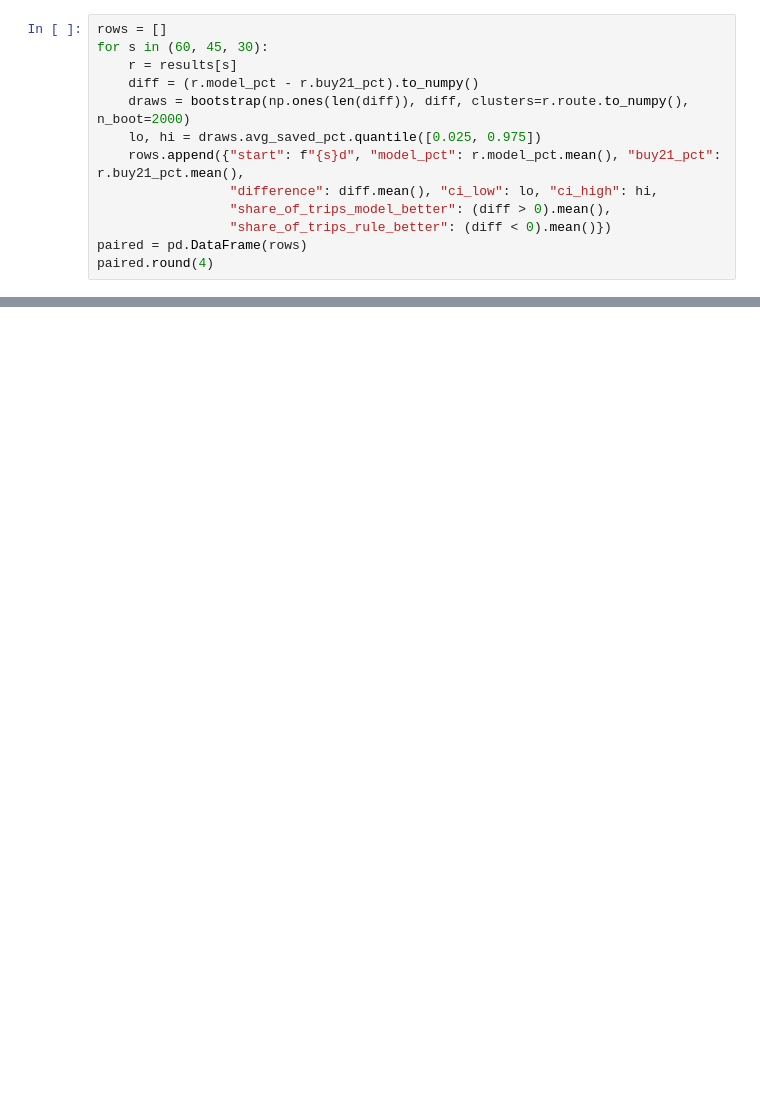
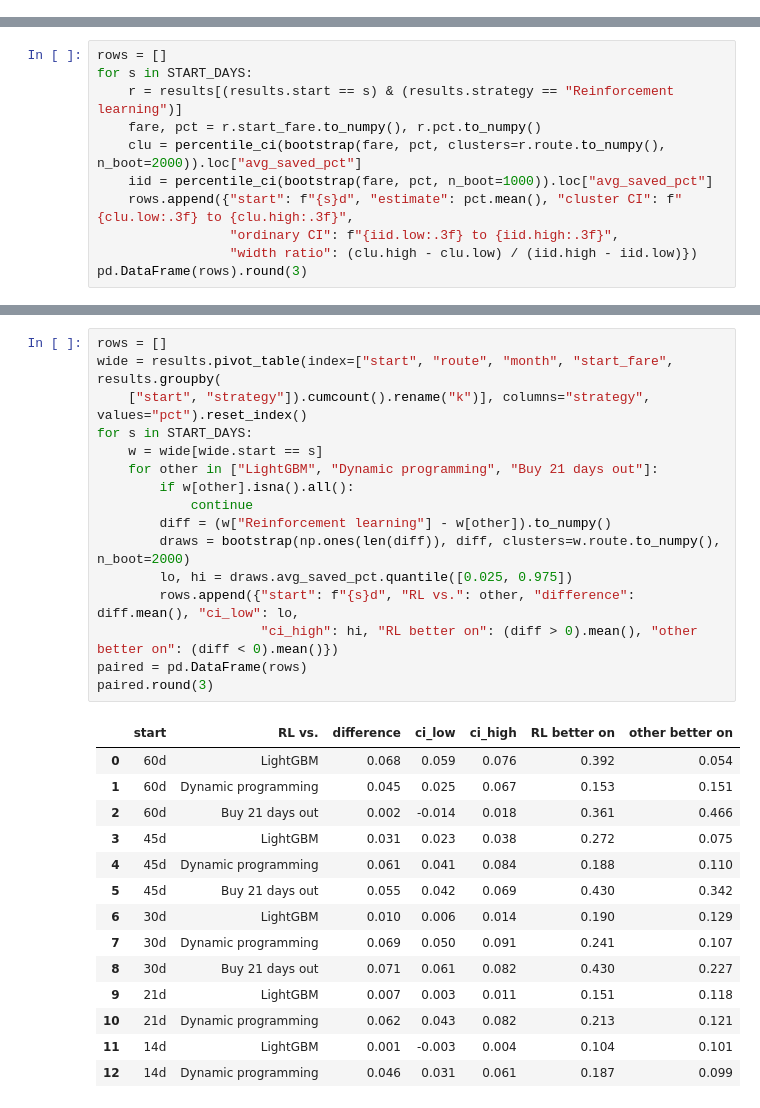
Before and after one commit to 1thien/flight-pricing, a Jupyter notebook: notebooks/09_results.ipynb, the cells around one changed output, grey strips where cells are left out. Cells and saved outputs as stored; diff of their text form; blank space fills up the shorter version.

```diff
--- a/notebooks/09_results.ipynb
+++ b/notebooks/09_results.ipynb
@@ -188,13 +0,0 @@ comparison much sharper than comparing two separate averages.
-# %%
-rows = []
-for s in (60, 45, 30):
-    r = results[s]
-    diff = (r.model_pct - r.buy21_pct).to_numpy()
-    draws = bootstrap(np.ones(len(diff)), diff, clusters=r.route.to_numpy(), n_boot=2000)
-    lo, hi = draws.avg_saved_pct.quantile([0.025, 0.975])
-    rows.append({"start": f"{s}d", "model_pct": r.model_pct.mean(), "buy21_pct": r.buy21_pct.mean(),
-                 "difference": diff.mean(), "ci_low": lo, "ci_high": hi,
-                 "share_of_trips_model_better": (diff > 0).mean(),
-                 "share_of_trips_rule_better": (diff < 0).mean()})
-paired = pd.DataFrame(rows)
-paired.round(4)
@@ -264,0 +106,11 @@ shows how much room is left for better strategies (notebooks 07 and 08).
+# %%
+rows = []
+for s in START_DAYS:
+    r = results[(results.start == s) & (results.strategy == "Reinforcement learning")]
+    fare, pct = r.start_fare.to_numpy(), r.pct.to_numpy()
+    clu = percentile_ci(bootstrap(fare, pct, clusters=r.route.to_numpy(), n_boot=2000)).loc["avg_saved_pct"]
+    iid = percentile_ci(bootstrap(fare, pct, n_boot=1000)).loc["avg_saved_pct"]
+    rows.append({"start": f"{s}d", "estimate": pct.mean(), "cluster CI": f"{clu.low:.3f} to {clu.high:.3f}",
+                 "ordinary CI": f"{iid.low:.3f} to {iid.high:.3f}",
+                 "width ratio": (clu.high - clu.low) / (iid.high - iid.low)})
+pd.DataFrame(rows).round(3)
@@ -264,0 +249,31 @@ shows how much room is left for better strategies (notebooks 07 and 08).
+# %%
+rows = []
+wide = results.pivot_table(index=["start", "route", "month", "start_fare", results.groupby(
+    ["start", "strategy"]).cumcount().rename("k")], columns="strategy", values="pct").reset_index()
+for s in START_DAYS:
+    w = wide[wide.start == s]
+    for other in ["LightGBM", "Dynamic programming", "Buy 21 days out"]:
+        if w[other].isna().all():
+            continue
+        diff = (w["Reinforcement learning"] - w[other]).to_numpy()
+        draws = bootstrap(np.ones(len(diff)), diff, clusters=w.route.to_numpy(), n_boot=2000)
+        lo, hi = draws.avg_saved_pct.quantile([0.025, 0.975])
+        rows.append({"start": f"{s}d", "RL vs.": other, "difference": diff.mean(), "ci_low": lo,
+                     "ci_high": hi, "RL better on": (diff > 0).mean(), "other better on": (diff < 0).mean()})
+paired = pd.DataFrame(rows)
+paired.round(3)
+# %% [output]
+|  | start | RL vs. | difference | ci_low | ci_high | RL better on | other better on |
+| 0 | 60d | LightGBM | 0.068 | 0.059 | 0.076 | 0.392 | 0.054 |
+| 1 | 60d | Dynamic programming | 0.045 | 0.025 | 0.067 | 0.153 | 0.151 |
+| 2 | 60d | Buy 21 days out | 0.002 | -0.014 | 0.018 | 0.361 | 0.466 |
+| 3 | 45d | LightGBM | 0.031 | 0.023 | 0.038 | 0.272 | 0.075 |
+| 4 | 45d | Dynamic programming | 0.061 | 0.041 | 0.084 | 0.188 | 0.110 |
+| 5 | 45d | Buy 21 days out | 0.055 | 0.042 | 0.069 | 0.430 | 0.342 |
+| 6 | 30d | LightGBM | 0.010 | 0.006 | 0.014 | 0.190 | 0.129 |
+| 7 | 30d | Dynamic programming | 0.069 | 0.050 | 0.091 | 0.241 | 0.107 |
+| 8 | 30d | Buy 21 days out | 0.071 | 0.061 | 0.082 | 0.430 | 0.227 |
+| 9 | 21d | LightGBM | 0.007 | 0.003 | 0.011 | 0.151 | 0.118 |
+| 10 | 21d | Dynamic programming | 0.062 | 0.043 | 0.082 | 0.213 | 0.121 |
+| 11 | 14d | LightGBM | 0.001 | -0.003 | 0.004 | 0.104 | 0.101 |
+| 12 | 14d | Dynamic programming | 0.046 | 0.031 | 0.061 | 0.187 | 0.099 |
```
Also changed, not shown: parts of 47 cells of this notebook, 4 other files.
